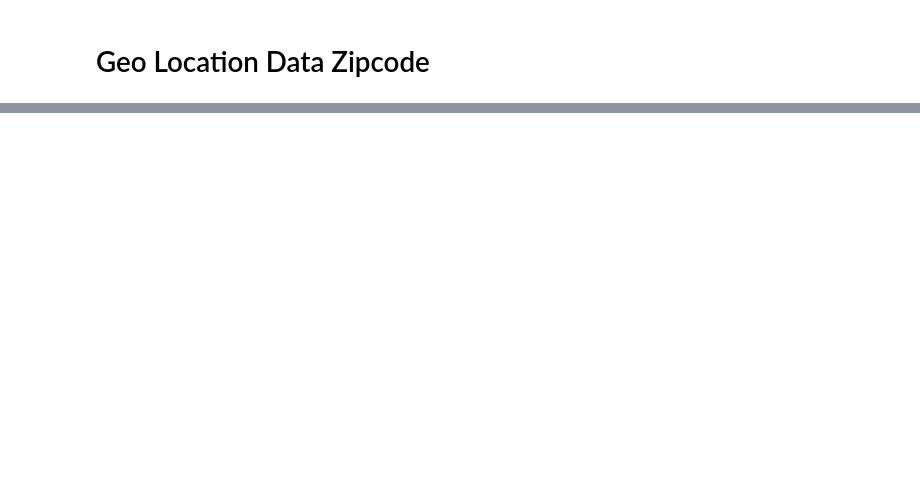
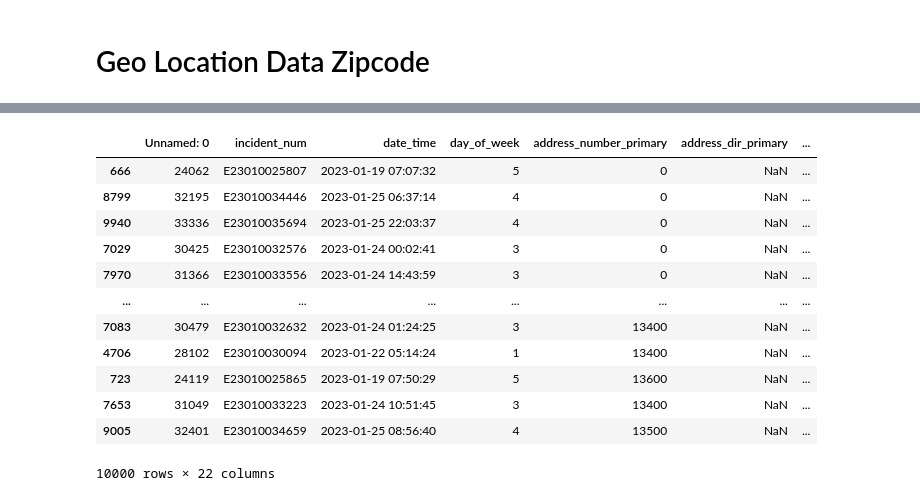
Before and after one commit to zalvatore/Police_Calls_for_Service_San_Diego, a Jupyter notebook: Police_Calls_SD.ipynb, the cells around one changed output, grey strips where cells are left out. Saved outputs shown, nothing was run; the diff lists cells and outputs as text; code cells hidden in the pictures; blank space fills up the shorter version.

```diff
--- a/Police_Calls_SD.ipynb
+++ b/Police_Calls_SD.ipynb
@@ -324,0 +433,19 @@ Last2000_Geo.to_csv('Last2000_Geo.csv')
+# %%
+#Confirm Address Length
+test['Address_length'] = test['Address'].str.len()
+test = test.sort_values(by=['Address_length'])
+test
+# %% [output]
+|  | Unnamed: 0 | incident_num | date_time | day_of_week | address_number_primary | address_dir_primary | ... |
+| 666 | 24062 | E23010025807 | 2023-01-19 07:07:32 | 5 | 0 | NaN | ... |
+| 8799 | 32195 | E23010034446 | 2023-01-25 06:37:14 | 4 | 0 | NaN | ... |
+| 9940 | 33336 | E23010035694 | 2023-01-25 22:03:37 | 4 | 0 | NaN | ... |
+| 7029 | 30425 | E23010032576 | 2023-01-24 00:02:41 | 3 | 0 | NaN | ... |
+| 7970 | 31366 | E23010033556 | 2023-01-24 14:43:59 | 3 | 0 | NaN | ... |
+| ... | ... | ... | ... | ... | ... | ... | ... |
+| 7083 | 30479 | E23010032632 | 2023-01-24 01:24:25 | 3 | 13400 | NaN | ... |
+| 4706 | 28102 | E23010030094 | 2023-01-22 05:14:24 | 1 | 13400 | NaN | ... |
+| 723 | 24119 | E23010025865 | 2023-01-19 07:50:29 | 5 | 13600 | NaN | ... |
+| 7653 | 31049 | E23010033223 | 2023-01-24 10:51:45 | 3 | 13400 | NaN | ... |
+| 9005 | 32401 | E23010034659 | 2023-01-25 08:56:40 | 4 | 13500 | NaN | ... |
+10000 rows × 22 columns
```
Also changed, not shown: parts of 11 cells of this notebook, 3 other files.
